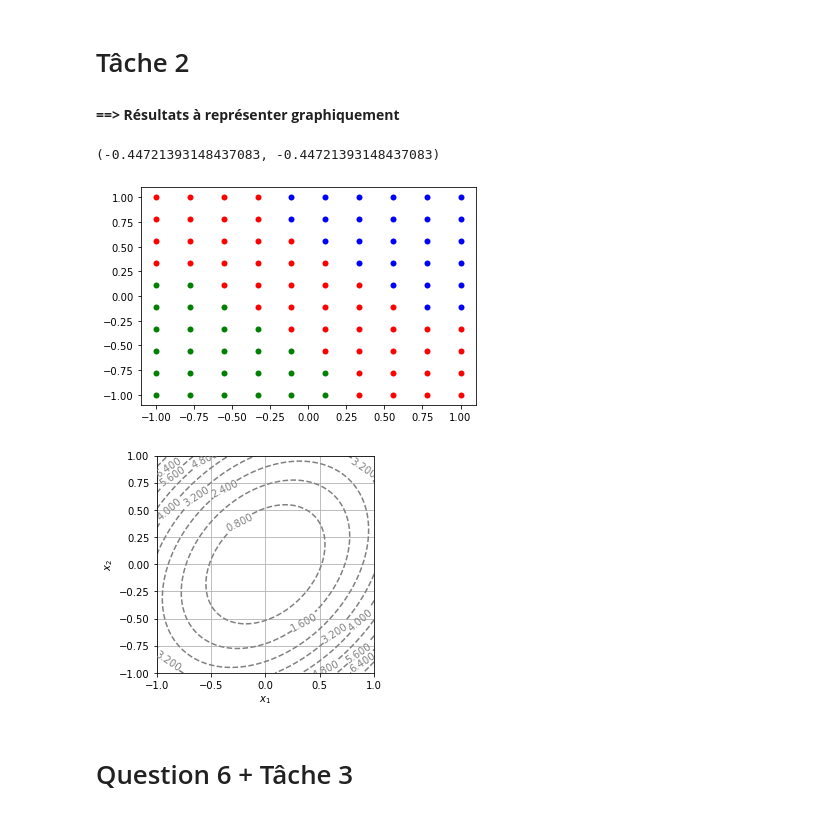
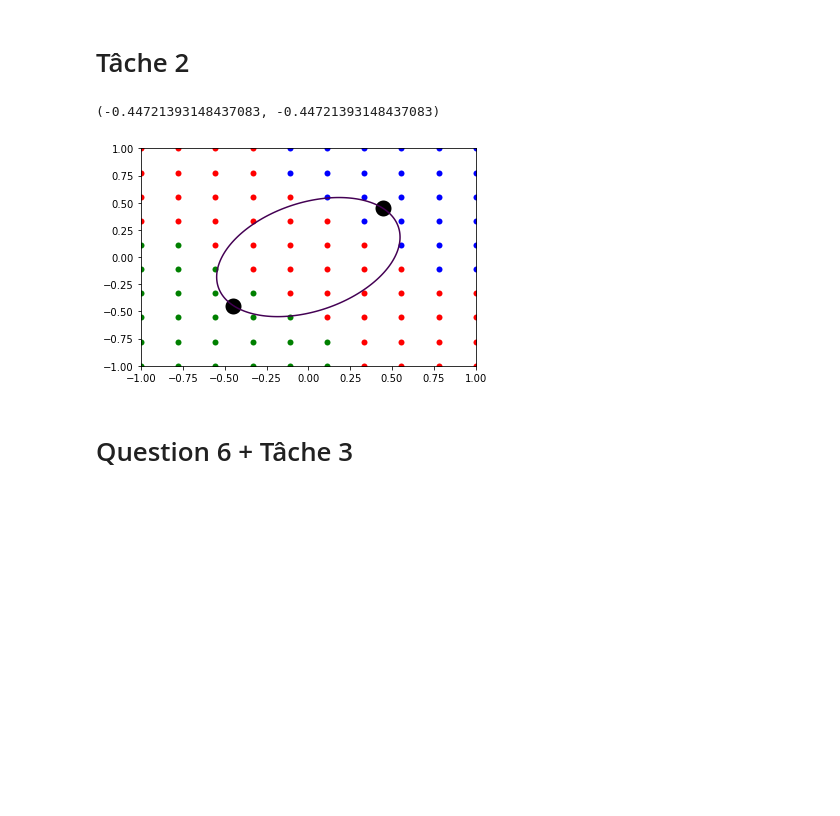
Before and after one commit to HugoDLM/Projet-numerique, a Jupyter notebook: Devoir.ipynb, the cells around one changed output. Saved outputs shown, nothing was run; the diff lists cells and outputs as text; code cells hidden in the pictures; blank space fills up the shorter version.

```diff
--- a/Devoir.ipynb
+++ b/Devoir.ipynb
@@ -146,8 +146,6 @@ def Newton(F, x0, y0, eps=eps, N=N):
 # %% [markdown]
 Tâche 2
 =
-# %% [markdown]
-**==> Résultats à représenter graphiquement**
 # %%
 def F1(x,y):
     return np.array([f1(x,y)-0.8,x-y])
@@ -157,39 +155,49 @@ Newton(F1,-0.5,-0.5)
 (-0.44721393148437083, -0.44721393148437083)
 # %%
 c=0.8
+
+import sys
 
 def F1(x,y):
     return np.array([f1(x,y)-c,x-y])
 
 x=np.linspace(-1.0,1.0,10)
 y=np.linspace(-1.0,1.0,10)
 x1,y1,x2,y2,x0,y0=[],[],[],[],[],[]
 for k in range(10):
     for j in range(10):
+        if not sys.warnoptions:
+            import warnings
+            warnings.simplefilter("ignore")
         try:
             if abs(Newton(F1,x[k],x[j])[0]- Newton(F1,0.8,0.8)[0])<0.1:
                 x1.append(x[k])
                 y1.append(x[j])
             elif abs(Newton(F1,x[k],x[j])[0]- Newton(F1,-0.5,-0.5)[0])<0.1:
                 x2.append(x[k])
                 y2.append(x[j])
         except:
             x0.append(x[k])
             y0.append(x[j])
 
+#Tracé ligne de niveau
+x=np.linspace(-1, 1, 300)
+y=np.linspace(-1, 1, 300)
+X, Y = np.meshgrid(x, y)
+Z = f1(X, Y)
+plt.contour(X, Y, Z, levels = [0.8] )
+
+#Tracé des points initiaux
 plt.scatter(x0,y0,color='red',linewidths=0.001)#,'Pas de convergence',color='red')
 plt.scatter(x1,y1,color='blue',linewidths=0.001)#,'Convergence Point 1',color='blue')
 plt.scatter(x2,y2,color='green',linewidths=0.001)#,'Convergence Point 2',color='green')
-display_contour(
-    f1,
-    x=np.linspace(-1.0, 1.0, 100),
-    y=np.linspace(-1.0, 1.0, 100),
-    levels=10 # 10 levels, automatically selected
-)
+
+#Tracé des points de convergence
+plt.scatter(Newton(F1,0.8,0.8)[0],Newton(F1,0.8,0.8)[1], linewidths=10, color = 'black')
+plt.scatter(Newton(F1,-0.5,-0.5)[0],Newton(F1,-0.5,-0.5)[1], linewidths=10, color = 'black')
 plt.show()
 # %% [output]
-[figure, old version]
+[figure, new version]
-[figure, removed]
 # %% [markdown]
 Question 6 + Tâche 3
 ==
```
Also changed, not shown: parts of 1 cell of this notebook, 1 other file.
